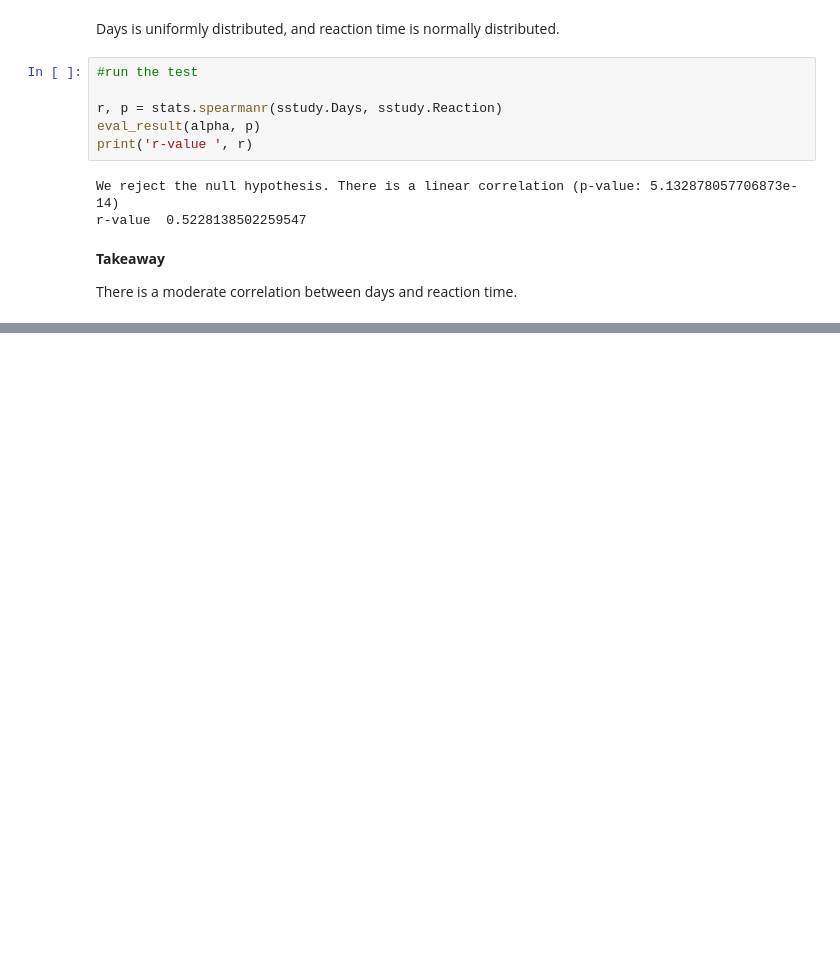
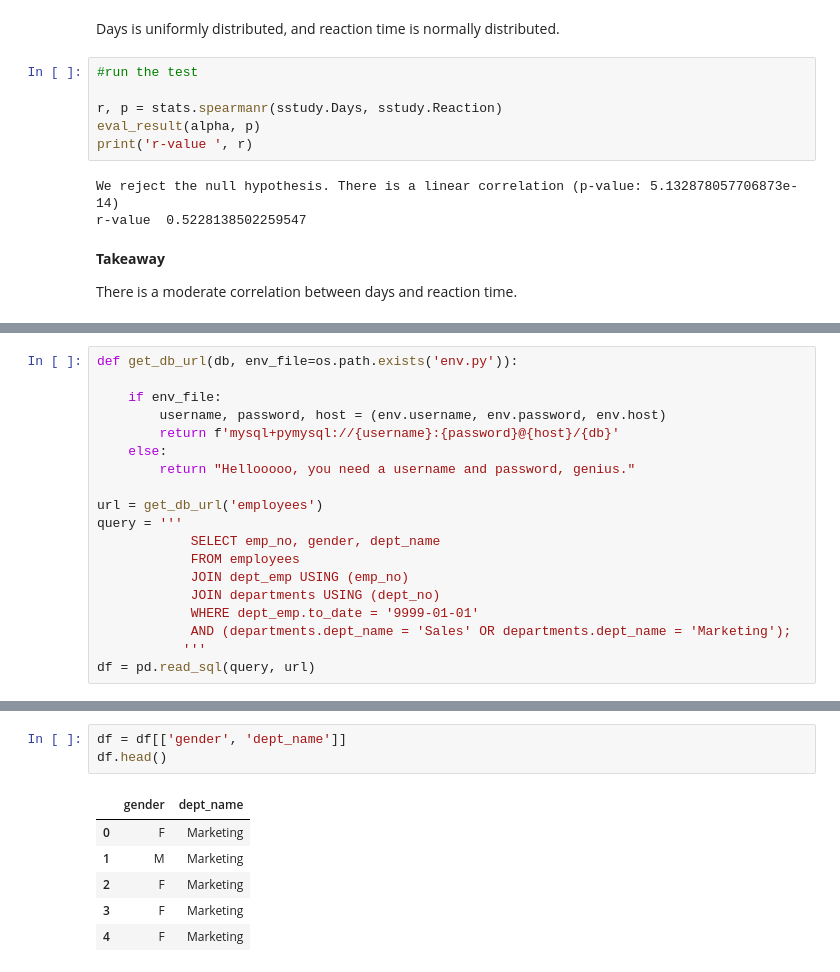
Before and after one commit to shawn-brown12/statistics_exercises, a Jupyter notebook: hypothesis_testing.ipynb, the cells around one changed output, grey strips where cells are left out. Saved outputs shown, nothing was run; the diff lists cells and outputs as text; blank space fills up the shorter version.

```diff
--- a/hypothesis_testing.ipynb
+++ b/hypothesis_testing.ipynb
@@ -760,0 +925,19 @@ There is a moderate correlation between days and reaction time.
+# %%
+def get_db_url(db, env_file=os.path.exists('env.py')):
+
+    if env_file:
+        username, password, host = (env.username, env.password, env.host)
+        return f'mysql+pymysql://{username}:{password}@{host}/{db}'
+    else:
+        return "Hellooooo, you need a username and password, genius."
+
+url = get_db_url('employees')
+query = '''
+            SELECT emp_no, gender, dept_name
+            FROM employees
+            JOIN dept_emp USING (emp_no)
+            JOIN departments USING (dept_no)
+            WHERE dept_emp.to_date = '9999-01-01'
+            AND (departments.dept_name = 'Sales' OR departments.dept_name = 'Marketing');
+           '''
+df = pd.read_sql(query, url)
@@ -760,0 +956,10 @@ There is a moderate correlation between days and reaction time.
+# %%
+df = df[['gender', 'dept_name']]
+df.head()
+# %% [output]
+|  | gender | dept_name |
+| 0 | F | Marketing |
+| 1 | M | Marketing |
+| 2 | F | Marketing |
+| 3 | F | Marketing |
+| 4 | F | Marketing |
```
Also changed, not shown: parts of 45 cells of this notebook, 2 other files.
